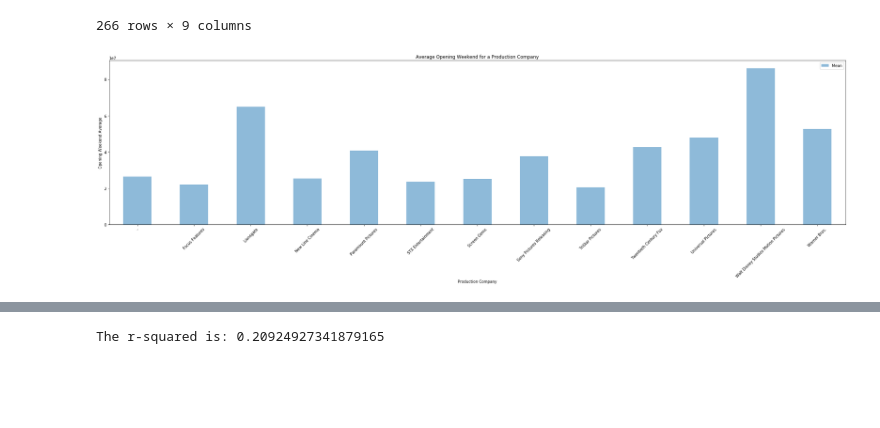
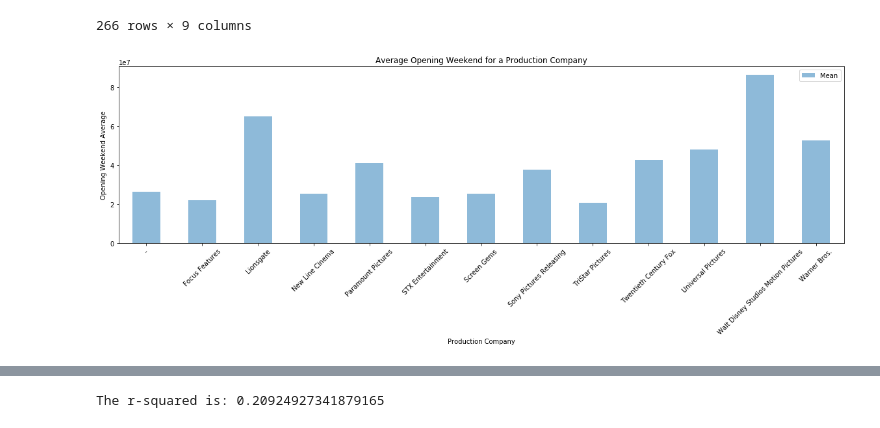
Before and after one commit to Dillongrow/Project_1, a Jupyter notebook: Team7.ipynb, the cells around one changed output, grey strips where cells are left out. Drawn from its saved outputs; the diff is of its cells as text; code cells hidden in the pictures; blank space fills up the shorter version.

```diff
--- a/Team7.ipynb
+++ b/Team7.ipynb
@@ -12,5 +12,6 @@ mojo_2017=pd.read_csv("Box Office Mojo 2017.csv")
 mojo_2018=pd.read_csv("Box Office Mojo 2018.csv")
 
 year_df=pd.concat([mojo_2014, mojo_2015, mojo_2016, mojo_2017, mojo_2018])
-year_df=mojo_df.rename(columns={"Movie Title": "Title"})
-year_df=mojo_df[["Title", "Total Gross", "Release Date", "Year"]]
+year_df=year_df.rename(columns={"Movie Title": "Title"})
+year_df=year_df[["Title", "Total Gross", "Release Date", "Year"]]
+year_df.head()
@@ -17,10 +25,7 @@ year_df=mojo_df[["Title", "Total Gross", "Release Date", "Year"]]
 # %%
 movie_collect=pd.read_csv("Movie Collection Data.csv")
 movie_collect=movie_collect[["title", "genres", "budget", "revenue", "runtime"]]
-movie_collect=movie_collect.rename(columns={"title": "Title", "genres": "Genre", "budget": "Budget", "revenue": "Revenue", "runtime": "Runtime"})
-
-for i in range(len(movie_collect)):
-    first_find = movie_collect["Genre"][i].find("'name':") + 9
-    second_find = movie_collect["Genre"][i].find("}") - 1
-    movie_collect["Genre"][i] = movie_collect["Genre"][i][first_find:second_find]
+movie_collect=movie_collect.rename(columns={"title": "Title", "genres": "Genre", "budget": "Budget",
+                                            "revenue": "Revenue", "runtime": "Runtime"})
+movie_collect.head()
 # %% [output]
@@ -77,16 +81,18 @@ mojo_merged["Opening Amount"]=mojo_merged["Opening Amount"].str.replace("$", "")
 mojo_merged["Opening Amount"]=mojo_merged["Opening Amount"].str.replace(",", "")
 mojo_merged["Budget"]=mojo_merged["Budget"].str.replace("$", "")
 mojo_merged["Budget"]=mojo_merged["Budget"].str.replace(",", "")
+mojo_merged["Revenue"]=mojo_merged["Revenue"].str.replace("$", "")
+mojo_merged["Revenue"]=mojo_merged["Revenue"].str.replace(",", "")
 # %%
 mojo_merged["Opening Amount"]=mojo_merged["Opening Amount"].astype(int)
 
 avg_opening=mojo_merged.groupby("Production Company")["Opening Amount"].mean()
 company_avg= pd.DataFrame({"Mean": avg_opening})
 
 bar=company_avg.plot(kind="bar", alpha= 0.5, align= "center", title= "Average Opening Weekend for a Production Company",
-                    figsize= (35,8), rot= 45)
+                    figsize= (20,5), rot= 45)
 bar.set_ylabel("Opening Weekend Average")
 #plt.savefig("Average Opening Weekend/Per Production Company.png")
 plt.show()
 # %% [output]
-[figure, old version]
+[figure, new version]
```
Also changed, not shown: parts of 14 cells of this notebook, 5 other files.
